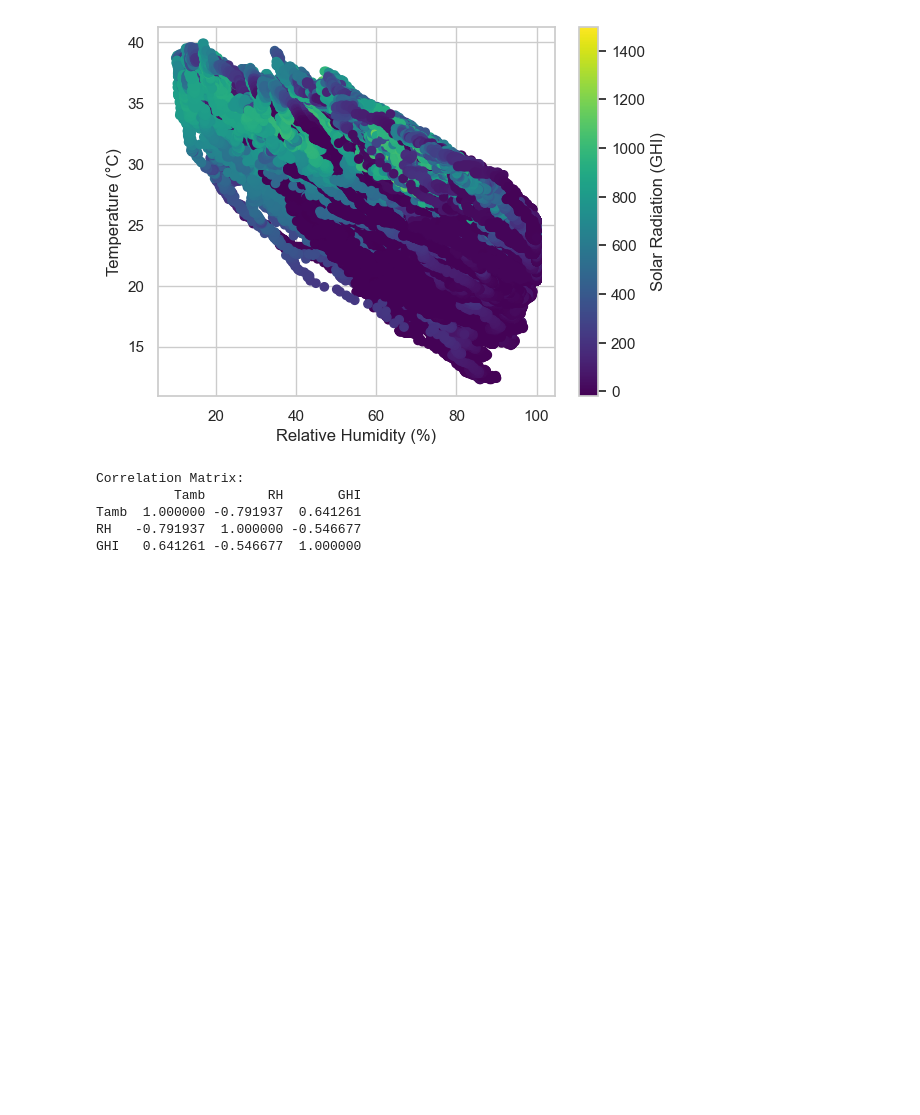
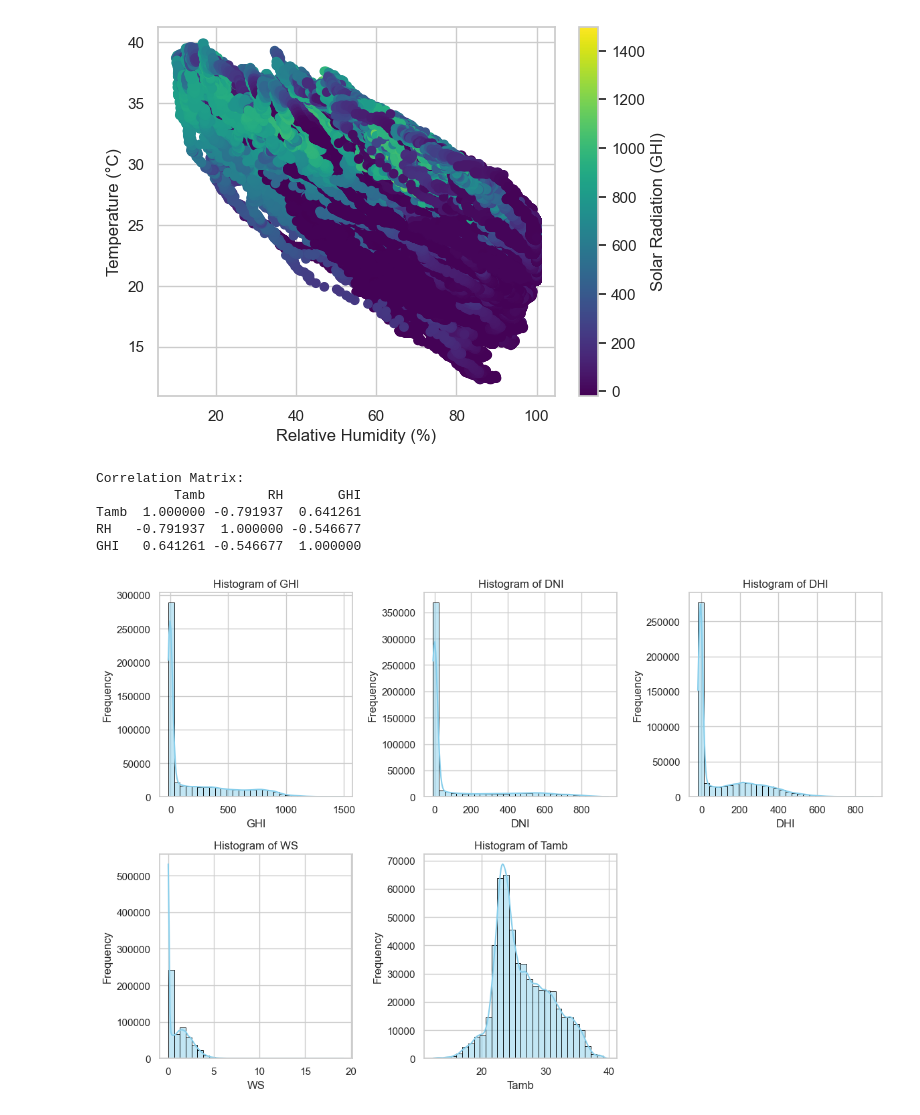
Before and after one commit to YonasEngineer/moon-light-optimizer-updated, a Jupyter notebook: notebooks/eda.ipynb, the cells around one changed output. Cells and saved outputs as stored; diff of their text form; code cells hidden in the pictures; blank space fills up the shorter version.

```diff
--- a/notebooks/eda.ipynb
+++ b/notebooks/eda.ipynb
@@ -171,3 +171,8 @@ Correlation Matrix:
 Tamb  1.000000 -0.791937  0.641261
 RH   -0.791937  1.000000 -0.546677
 GHI   0.641261 -0.546677  1.000000
+# %%
+# Assuming you have already created the WeatherAnalysis object 'weather_analysis'
+weather_analysis.plot_histograms(columns=['GHI', 'DNI', 'DHI', 'WS', 'Tamb'])
+# %% [output]
+[figure, added]
```
Also changed, not shown: parts of 1 cell of this notebook, 1 other file.
